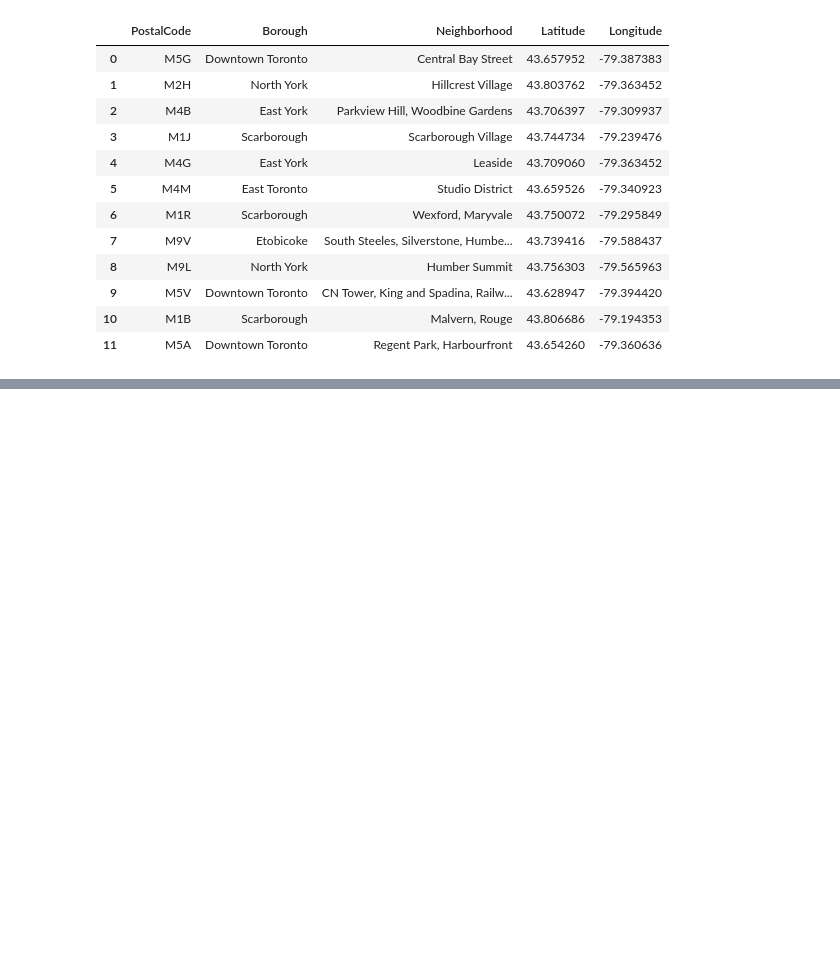
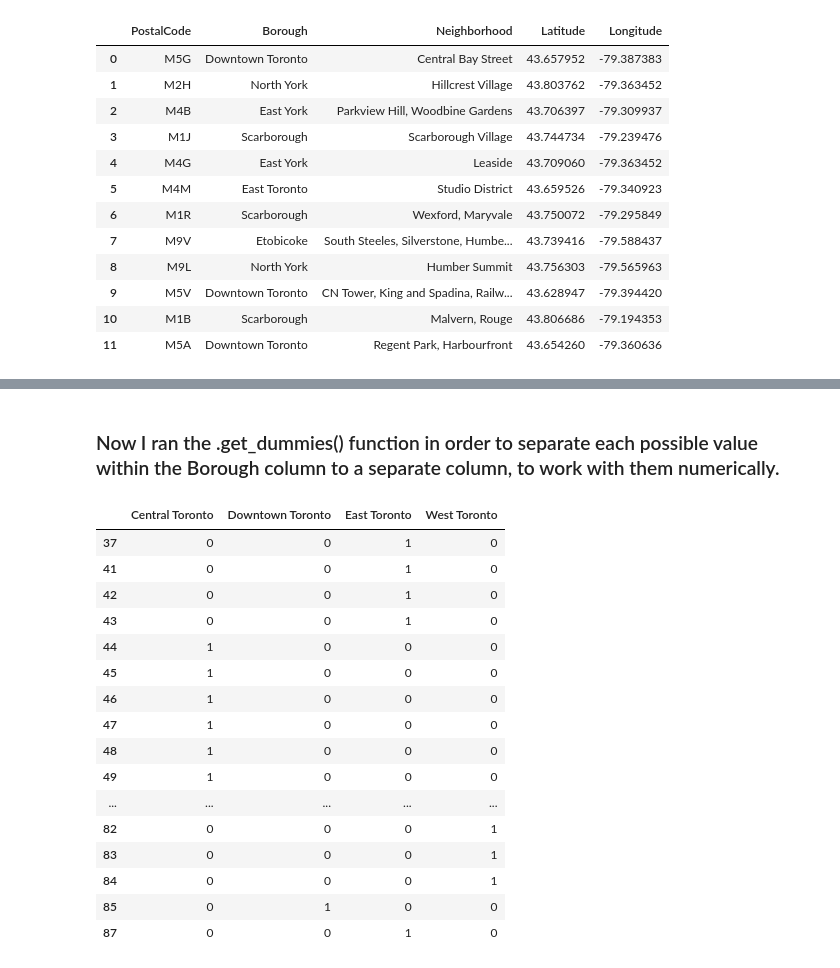
Before and after one commit to melipass/Coursera_Capstone, a Jupyter notebook: Week3Notebook.ipynb, the cells around one changed output, grey strips where cells are left out. Saved outputs shown, nothing was run; the diff lists cells and outputs as text; code cells hidden in the pictures; blank space fills up the shorter version.

```diff
--- a/Week3Notebook.ipynb
+++ b/Week3Notebook.ipynb
@@ -240,0 +317,23 @@ merged_df.iloc[pd.Index(merged_df['PostalCode']).get_indexer(items)].reset_index
+# %% [markdown]
+### Now I ran the .get_dummies() function in order to separate each possible value within the Borough column to a separate column, to work with them numerically.
+# %%
+toronto_df_onehot = pd.get_dummies(toronto_df[['Borough']],prefix="",prefix_sep="")
+toronto_df_onehot
+# %% [output]
+|  | Central Toronto | Downtown Toronto | East Toronto | West Toronto |
+| 37 | 0 | 0 | 1 | 0 |
+| 41 | 0 | 0 | 1 | 0 |
+| 42 | 0 | 0 | 1 | 0 |
+| 43 | 0 | 0 | 1 | 0 |
+| 44 | 1 | 0 | 0 | 0 |
+| 45 | 1 | 0 | 0 | 0 |
+| 46 | 1 | 0 | 0 | 0 |
+| 47 | 1 | 0 | 0 | 0 |
+| 48 | 1 | 0 | 0 | 0 |
+| 49 | 1 | 0 | 0 | 0 |
+| ... | ... | ... | ... | ... |
+| 82 | 0 | 0 | 0 | 1 |
+| 83 | 0 | 0 | 0 | 1 |
+| 84 | 0 | 0 | 0 | 1 |
+| 85 | 0 | 1 | 0 | 0 |
+| 87 | 0 | 0 | 1 | 0 |
```
Also changed, not shown: parts of 22 cells of this notebook.
